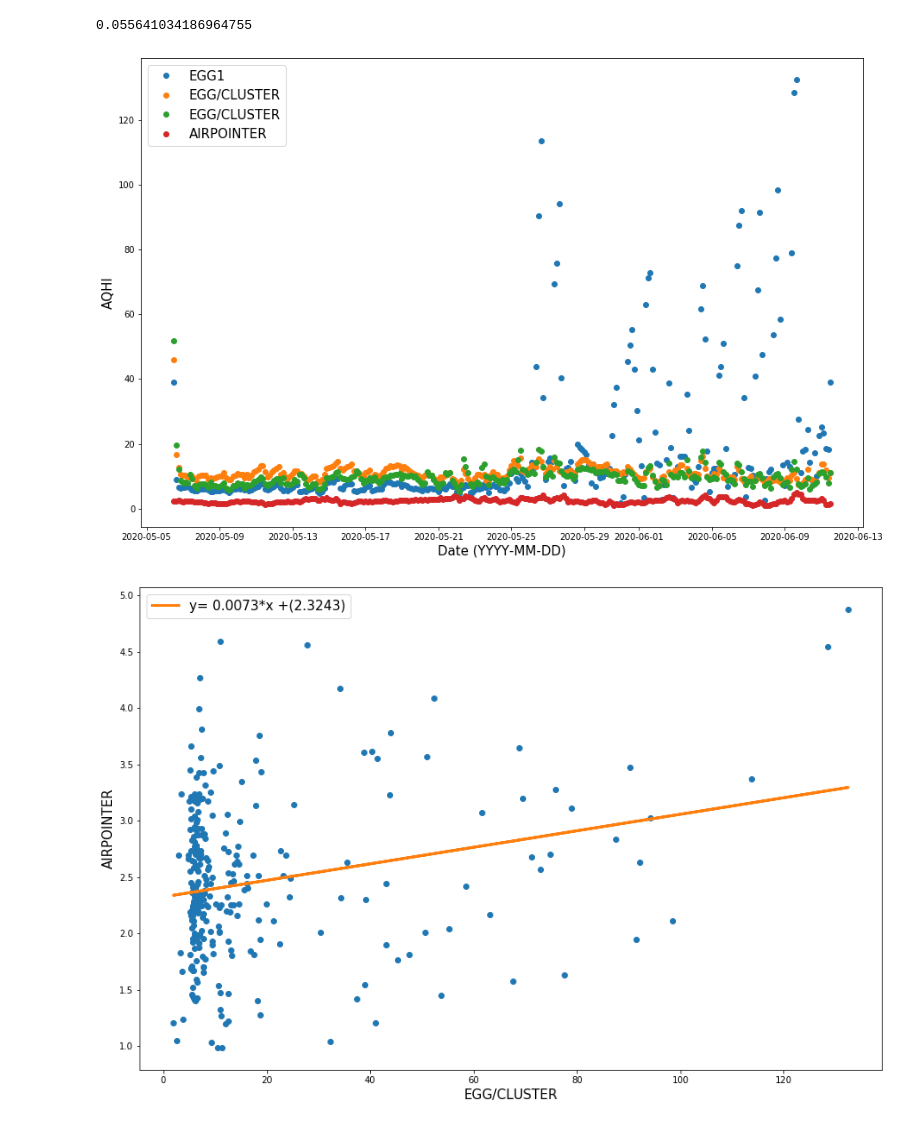
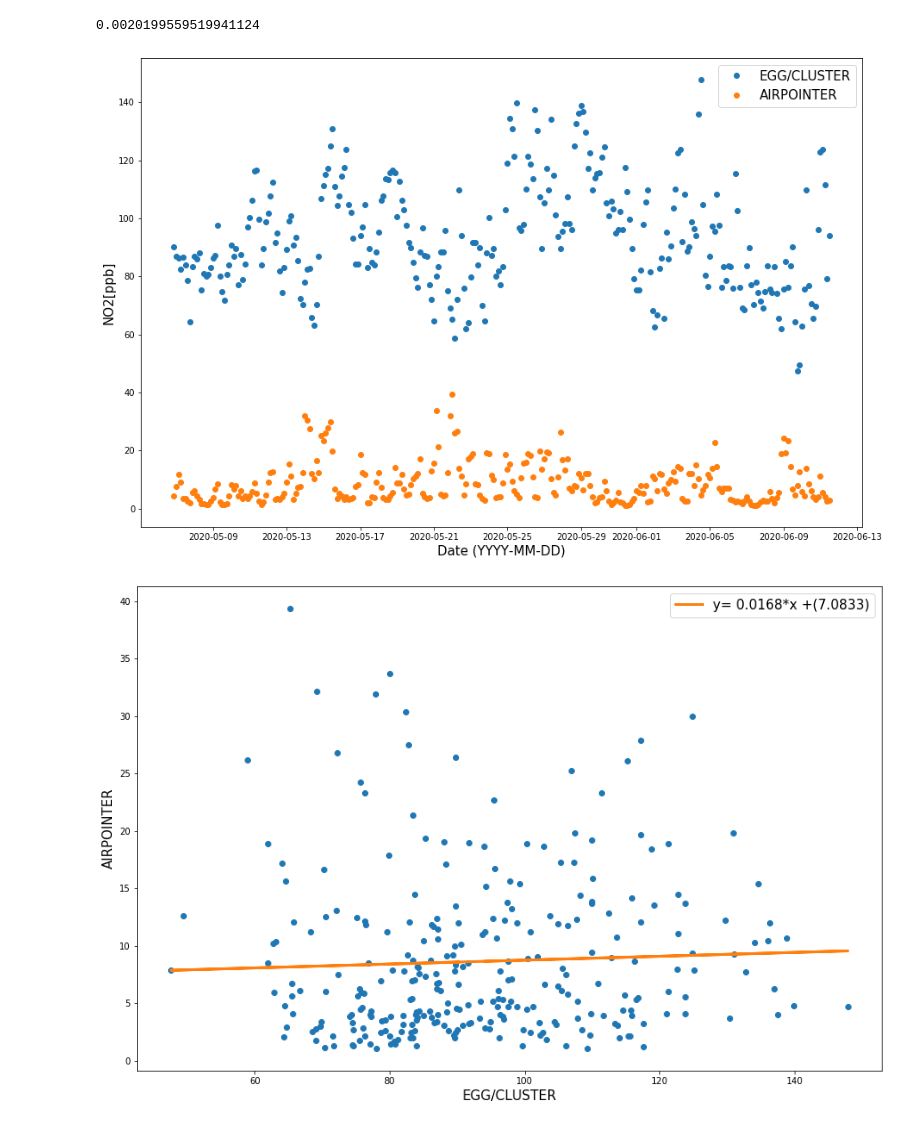
Before and after one commit to JonathanALevine/Air-Quality-Health-Factor, a Jupyter notebook: AQHI.ipynb, the cells around one changed output. Drawn from its saved outputs; the diff is of its cells as text; code cells hidden in the pictures.

```diff
--- a/AQHI.ipynb
+++ b/AQHI.ipynb
@@ -76,3 +76,8 @@ EGG2['AQHI_Airpointer'] = AQHI(EGG2['NO2'], EGG2['O3'], EGG2['PM2.5_conc'])
 # EGG 4
 EGG4['AQHI_EGG4'] = AQHI(EGG4['NO2[ppb]'], EGG4['O3[ppb]'], EGG4['PM2.5[ug/m^3]'])
 EGG4['AQHI_Airpointer'] = AQHI(EGG4['NO2'], EGG4['O3'], EGG4['PM2.5_conc'])
+
+EGG2 = EGG2.iloc[3:]
+EGG4 = EGG4.iloc[3:]
+
+EGG2.head()
@@ -78,0 +92,2 @@ EGG4['AQHI_Airpointer'] = AQHI(EGG4['NO2'], EGG4['O3'], EGG4['PM2.5_conc'])
+# %%
+EGG2['new'] = EGG2['NO2[ppb]'] - EGG2['O3']
@@ -78,0 +111,3 @@ EGG4['AQHI_Airpointer'] = AQHI(EGG4['NO2'], EGG4['O3'], EGG4['PM2.5_conc'])
+# %%
+EGG2['AQHI_EGG2'] = AQHI(EGG2['new'], EGG2['O3'], EGG2['PM2.5[ug/m^3]'])
+EGG2['AQHI_Airpointer'] = AQHI(EGG2['NO2'], EGG2['O3'], EGG2['PM2.5_conc'])
@@ -79,35 +223,33 @@ EGG4['AQHI_Airpointer'] = AQHI(EGG4['NO2'], EGG4['O3'], EGG4['PM2.5_conc'])
 # %%
-# ----------------------------- AQHI FROM CLUSTER vs. AQHI FROM AIRPOINTER ----------------------------------------
+# ----------------------------- NO2 FROM EGG2 vs. NO2 FROM AIRPOINTER ----------------------------------------
 plt.figure(figsize=(15,10))
-plt.plot(EGG1.index.to_series(), EGG1['AQHI_EGG1'], 'o', label="EGG1")
-plt.plot(EGG2.index.to_series(), EGG2['AQHI_EGG2'], 'o', label="EGG/CLUSTER")
-plt.plot(EGG4.index.to_series(), EGG4['AQHI_EGG4'], 'o', label="EGG/CLUSTER")
-plt.plot(EGG1.index.to_series(), EGG1['AQHI_Airpointer'], 'o', label='AIRPOINTER')
+plt.plot(EGG2.index.to_series(), EGG2['NO2[ppb]'], 'o', label="EGG/CLUSTER")
+plt.plot(EGG2.index.to_series(), EGG2['NO2'], 'o', label='AIRPOINTER')
 plt.xlabel('Date (YYYY-MM-DD)', fontsize=15)
-plt.ylabel('AQHI', fontsize=15)
+plt.ylabel('NO2[ppb]', fontsize=15)
 plt.legend(loc='best', fontsize=15)
 
 # Calculate a regression line
 # Egg sensor
-xValues = EGG1['AQHI_EGG1'].to_numpy()
+xValues = EGG2['NO2[ppb]'].to_numpy()
 # Airpointer
-yValues = EGG1['AQHI_Airpointer'].to_numpy()
+yValues = EGG2['NO2'].to_numpy()
 # Regression Line
 linear_regression = LinearRegression().fit(xValues.reshape(-1,1), yValues)
 # Plot the values graph with the regression line
 plt.figure(figsize=(15,10))
 plt.plot(xValues, yValues, 'o')
 plt.plot(xValues,
          linear_regression.predict(xValues.reshape(-1,1)),
          label='y= {:0.4f}*x +({:0.4f})'.format(linear_regression.coef_[0], linear_regression.intercept_),
          linewidth=3)
 plt.xlabel('EGG/CLUSTER', fontsize=15)
 plt.ylabel('AIRPOINTER', fontsize=15)
 plt.legend(loc='best', fontsize=15)
 
 # Calculate the R2 score
 metrics.r2_score(yValues, linear_regression.predict(xValues.reshape(-1,1)))
 # %% [output]
-0.055641034186964755
+0.0020199559519941124
-[figure, old version]
+[figure, new version]
-[figure, old version]
+[figure, new version]
```
Also changed, not shown: parts of 17 cells of this notebook, 8 other files.
